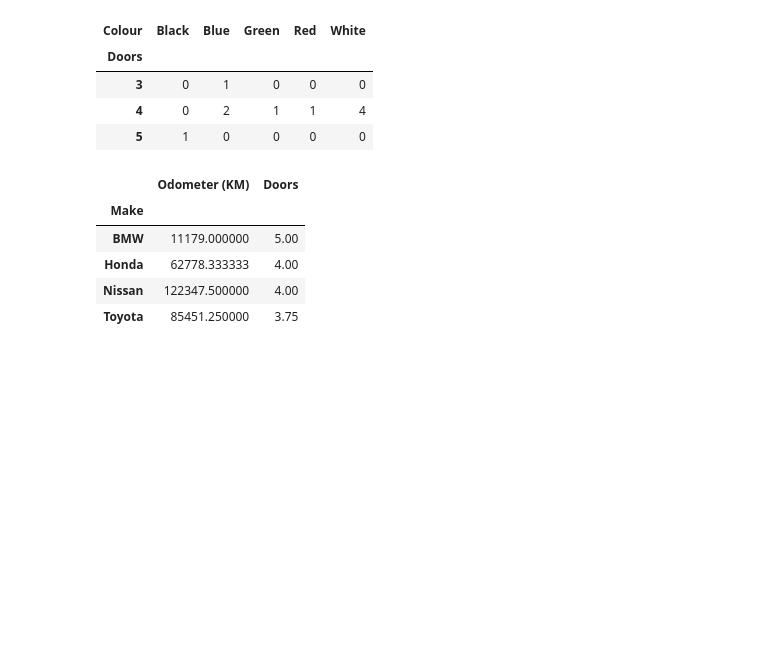
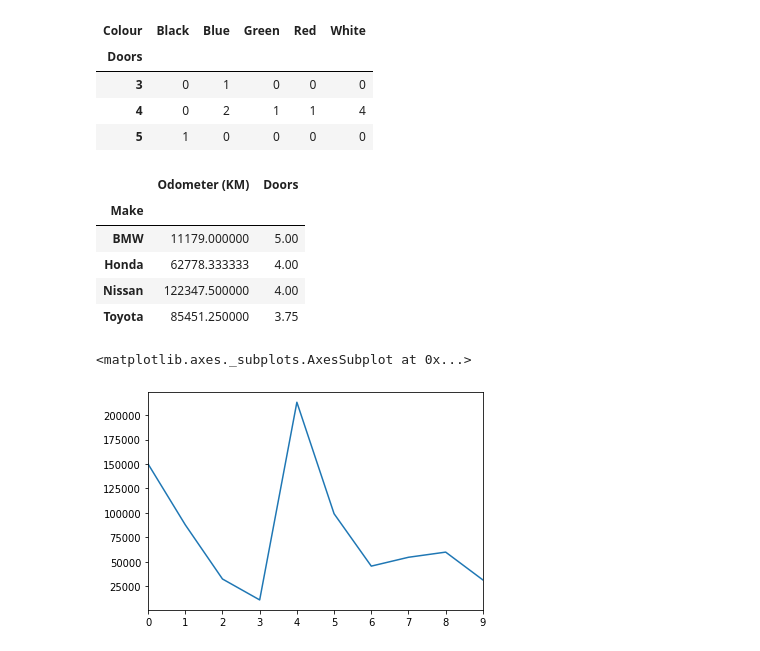
Before and after one commit to Haris-584/python-and-intro-to-data-science, a Jupyter notebook: Pandas/Introduction to pandas.ipynb, the cells around one changed output. Cells and saved outputs as stored; diff of their text form; code cells hidden in the pictures; blank space fills up the shorter version.

```diff
--- a/Pandas/Introduction to pandas.ipynb
+++ b/Pandas/Introduction to pandas.ipynb
@@ -415,0 +419,5 @@ car_sales.groupby(["Make"]).mean()
+# %%
+car_sales["Odometer (KM)"].plot()
+# %% [output]
+<matplotlib.axes._subplots.AxesSubplot at 0x...>
+[figure, added]
```
Also changed, not shown: parts of 33 cells of this notebook, 12 other files.
